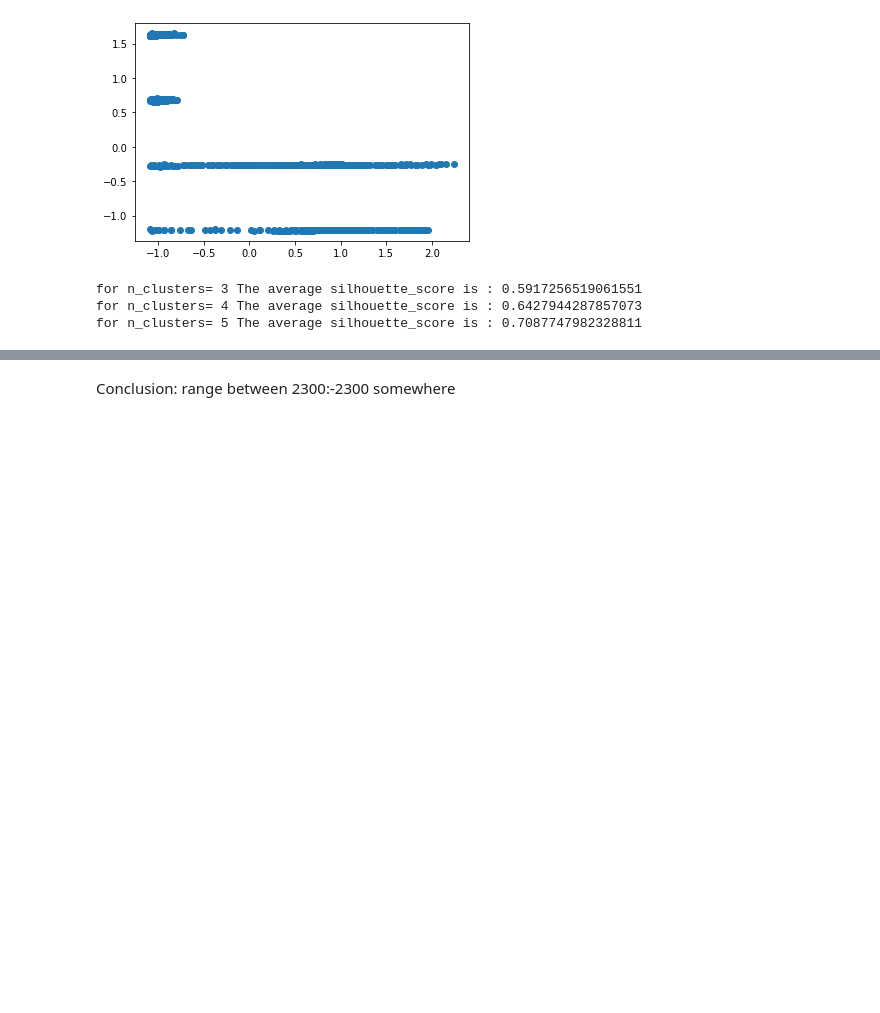
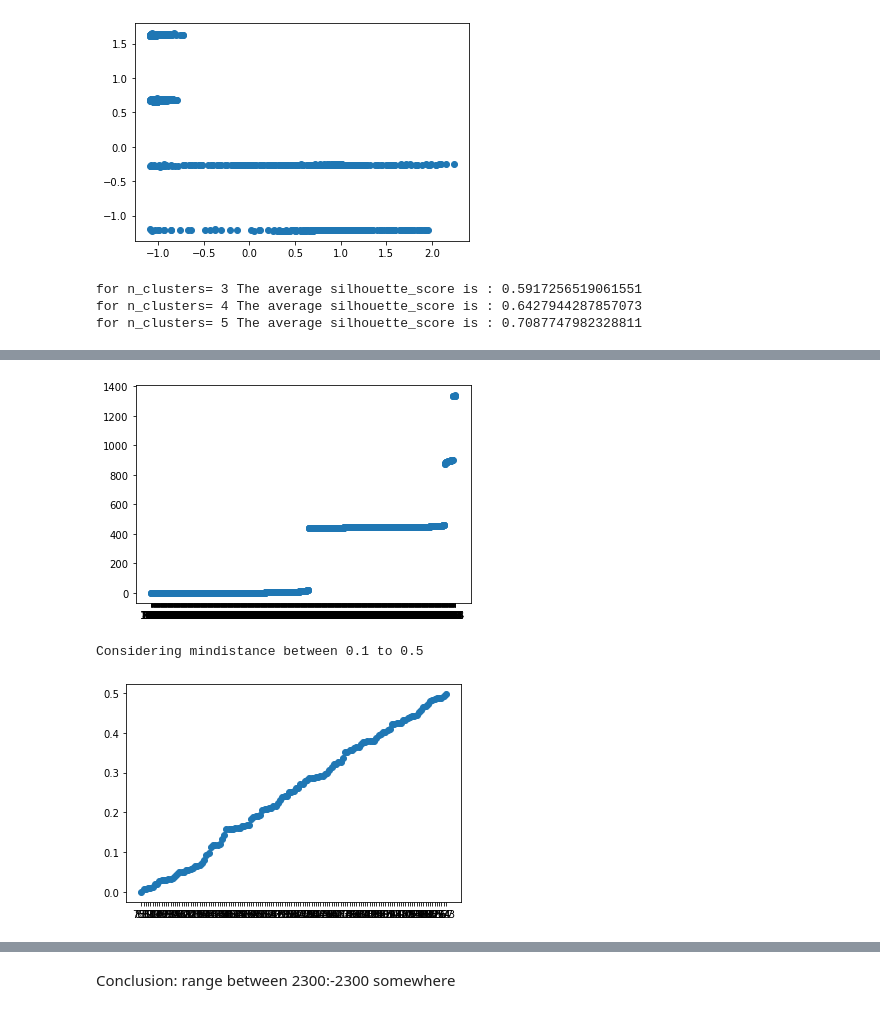
Before and after one commit to anastasiakrouglova/Master-Thesis, a Jupyter notebook: PlinearRegression.ipynb, the cells around one changed output, grey strips where cells are left out. Drawn from its saved outputs; the diff is of its cells as text; code cells hidden in the pictures; blank space fills up the shorter version.

```diff
--- a/PlinearRegression.ipynb
+++ b/PlinearRegression.ipynb
@@ -334,0 +251,22 @@ for n_clusters= 5 The average silhouette_score is : 0.7087747982328811
+# %%
+# Find best epsilon
+powFreq = filtered_df.sort_values(by=['power', 'frequency'])
+
+df2 = pd.DataFrame(columns = ['power', 'frequency'])
+
+for i in range(0, len(X)-1):
+    dist = np.linalg.norm(powFreq.iloc[i]-powFreq.iloc[i+1])
+    df2 = df2.append({'power': str(i), 'frequency': dist}, ignore_index=True)
+
+df2 = df2.sort_values(by=['frequency'])
+plt.scatter(df2['power'], df2['frequency'])
+plt.show()
+print("Considering mindistance between 0.1 to 0.5")
+df3 = df2[df2['frequency'] < 0.5]
+df3 = df3.sort_values(by='frequency')
+plt.scatter(df3['power'], df3['frequency'])
+plt.show()
+# %% [output]
+[figure, added]
+Considering mindistance between 0.1 to 0.5
+[figure, added]
```
Also changed, not shown: parts of 34 cells of this notebook, 3 other files.
